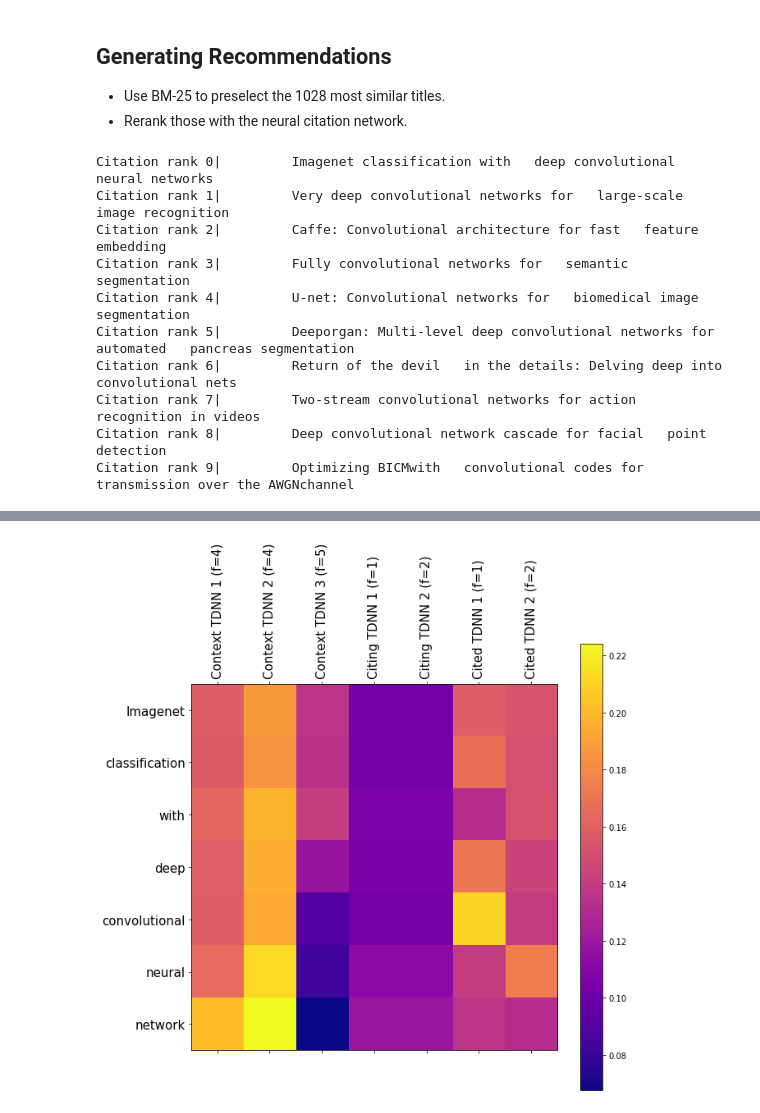
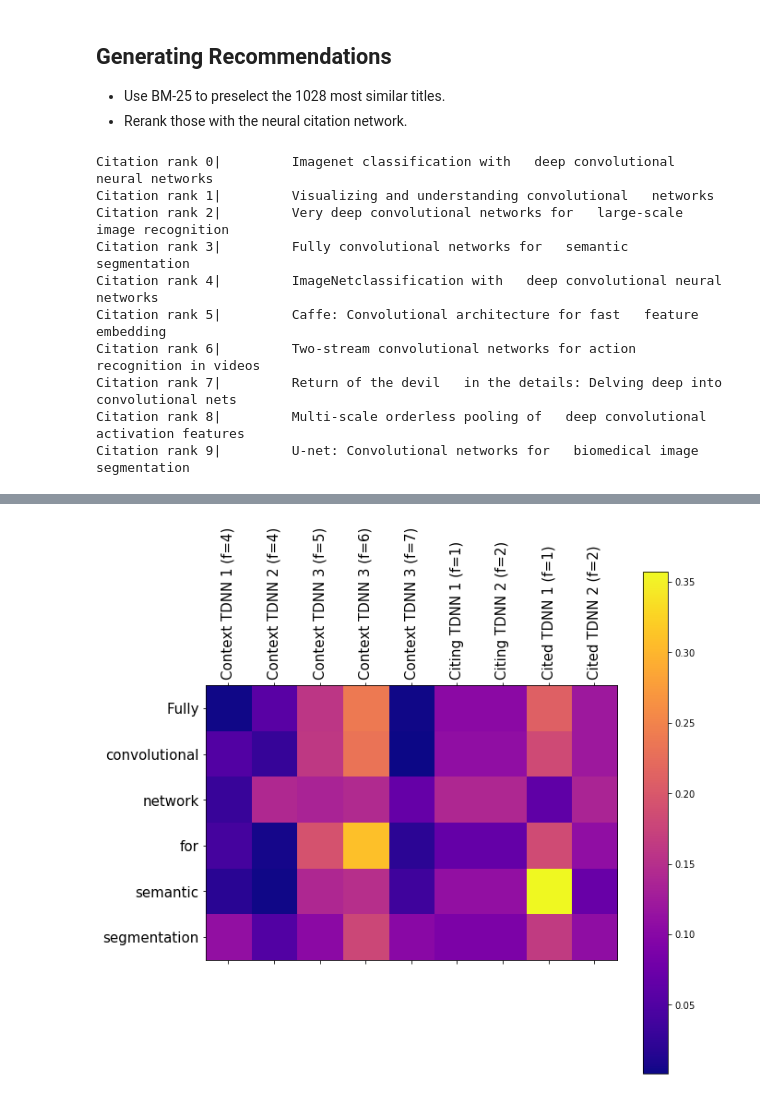
Before and after one commit to timoklein/neural_citation, a Jupyter notebook: NCN_presentation.ipynb, the cells around one changed output, grey strips where cells are left out. Saved outputs shown, nothing was run; the diff lists cells and outputs as text; code cells hidden in the pictures.

```diff
--- a/NCN_presentation.ipynb
+++ b/NCN_presentation.ipynb
@@ -10,8 +10,8 @@ import matplotlib.ticker as ticker
 import numpy as np
 %matplotlib inline
 # %%
-path_to_weights = "/home/timo/Downloads/models/NCN_7_20_20.pt"
+path_to_weights = "/home/timo/Downloads/ncn/model/NCN_9_4_4_128_filters.pt"
 path_to_data = "/home/timo/DataSets/KD_arxiv_CS/arxiv_data.csv"
 # %%
-data = get_datasets(path_to_data)
+data = data = get_datasets(path_to_data, 20000, 20000, 20000)
 # %% [output]
@@ -35,8 +35,9 @@ def display_attention(title, attention):
 
     ax.tick_params(labelsize=15)
     xlabels = ["Context TDNN 1 (f=4)", "Context TDNN 2 (f=4)", "Context TDNN 3 (f=5)",
-              "Citing TDNN 1 (f=1)", "Citing TDNN 2 (f=2)",
-              "Cited TDNN 1 (f=1)", "Cited TDNN 2 (f=2)"
+               "Context TDNN 3 (f=6)", "Context TDNN 3 (f=7)",
+               "Citing TDNN 1 (f=1)", "Citing TDNN 2 (f=2)",
+               "Cited TDNN 1 (f=1)", "Cited TDNN 2 (f=2)"
               ]
     ax.set_xticklabels([''] + xlabels,
                        rotation=90)
@@ -129,5 +142,5 @@ tensor([[    2,   109,   676,    79, 16221,   245,    80,   113,     3],
 # %% [markdown]
 # ![demo_icon](assets/Demo_icon.png) Demo
 # %%
-evaluator = Evaluator([4,4,5], [1,2], 256, 256, path_to_weights, data, evaluate=False, show_attention=True)
+evaluator = Evaluator([4,4,5,6,7], [1,2], 128, 128, 2,  path_to_weights, data, evaluate=False, show_attention=True)
 # %% [output]
@@ -154,23 +167,23 @@ recomms, a = evaluator.recommend(context, authors, 10)
 display_dict(recomms)
 # %% [output]
 Citation rank 0|         Imagenet classification with   deep convolutional neural networks
-Citation rank 1|         Very deep convolutional networks for   large-scale image recognition
-Citation rank 2|         Caffe: Convolutional architecture for fast   feature embedding
+Citation rank 1|         Visualizing and understanding convolutional   networks
+Citation rank 2|         Very deep convolutional networks for   large-scale image recognition
 Citation rank 3|         Fully convolutional networks for   semantic segmentation
-Citation rank 4|         U-net: Convolutional networks for   biomedical image segmentation
-Citation rank 5|         Deeporgan: Multi-level deep convolutional networks for automated   pancreas segmentation
-Citation rank 6|         Return of the devil   in the details: Delving deep into convolutional nets
-Citation rank 7|         Two-stream convolutional networks for action   recognition in videos
-Citation rank 8|         Deep convolutional network cascade for facial   point detection
-Citation rank 9|         Optimizing BICMwith   convolutional codes for transmission over the AWGNchannel
+Citation rank 4|         ImageNetclassification with   deep convolutional neural networks
+Citation rank 5|         Caffe: Convolutional architecture for fast   feature embedding
+Citation rank 6|         Two-stream convolutional networks for action   recognition in videos
+Citation rank 7|         Return of the devil   in the details: Delving deep into convolutional nets
+Citation rank 8|         Multi-scale orderless pooling of   deep convolutional activation features
+Citation rank 9|         U-net: Convolutional networks for   biomedical image segmentation
 # %% [markdown]
 # ![attention_icon](assets/Attention_icon.png) But what about attention?
 # %%
-rec = 0
+rec = 3
 seq = data.cntxt.tokenize(recomms[rec])
 display_attention(seq, a[1:len(seq)+1, rec, :])
 # %% [output]
-[figure, old version]
+[figure, new version]
 # %% [markdown]
 # ![result_icon](assets/Result_icon.png) Results
 
```
Also changed, not shown: parts of 5 cells of this notebook, 3 other files.
